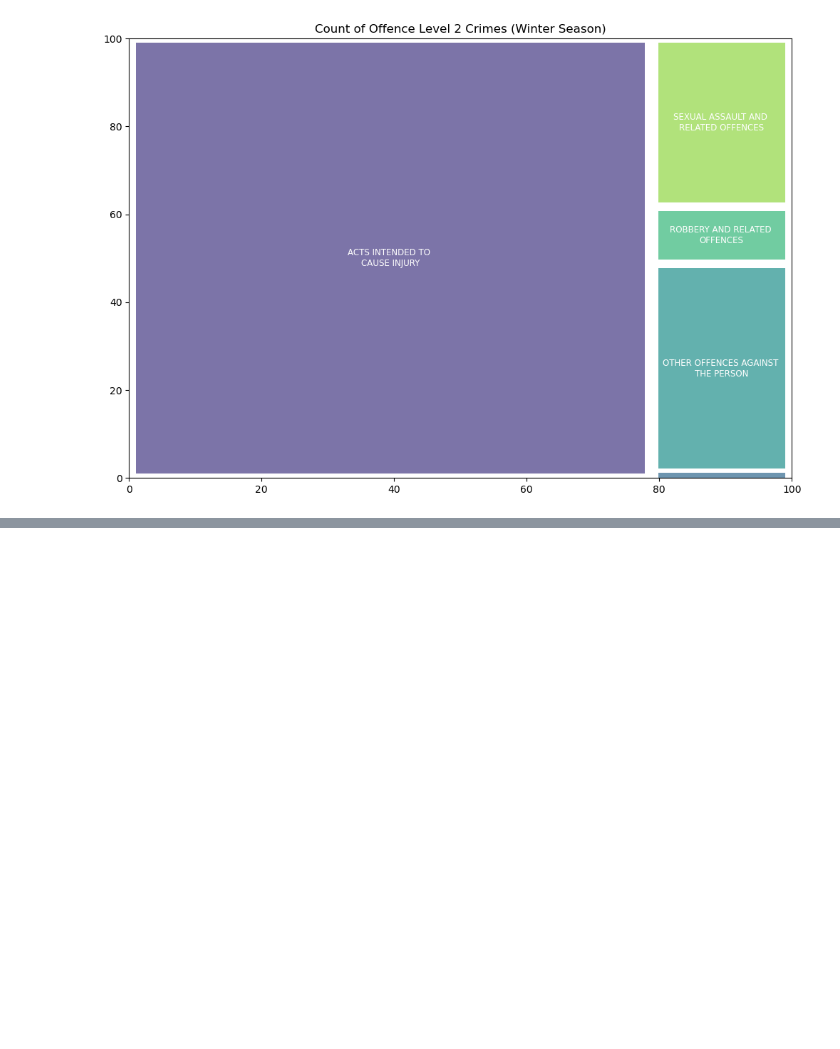
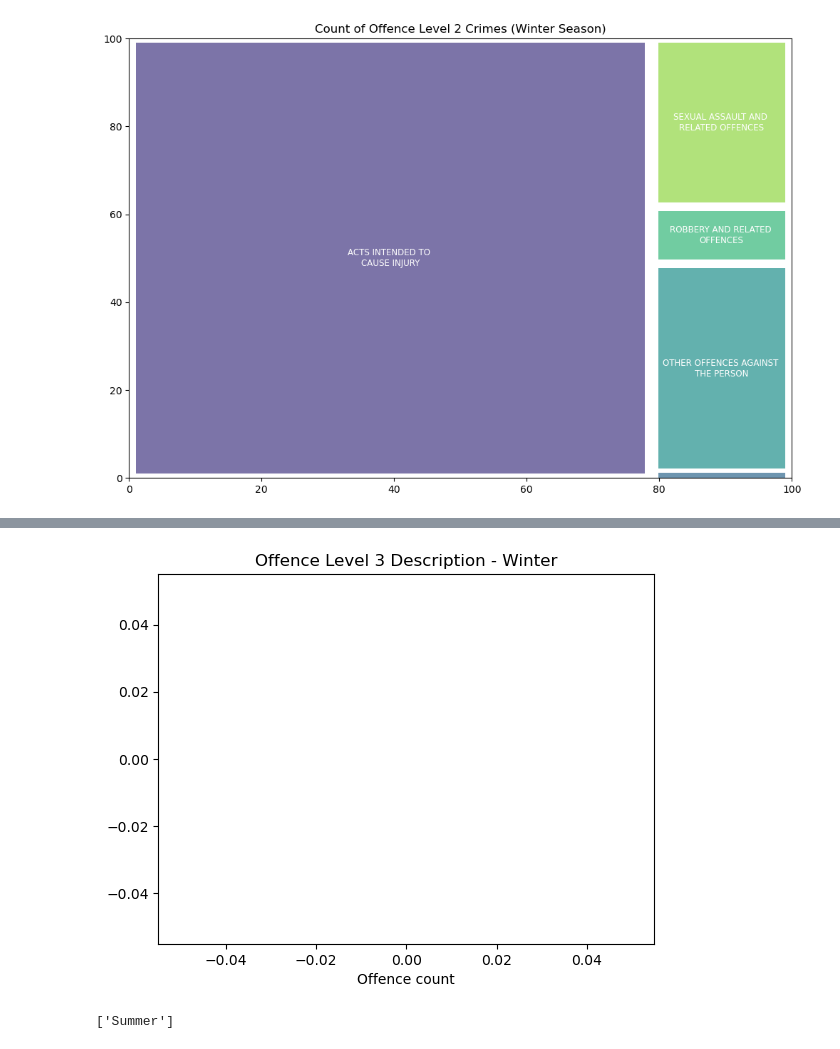
Before and after one commit to Evkn00/g1p1, a Jupyter notebook: nteakle-main.ipynb, the cells around one changed output, grey strips where cells are left out. Drawn from its saved outputs; the diff is of its cells as text; code cells hidden in the pictures; blank space fills up the shorter version.

```diff
--- a/nteakle-main.ipynb
+++ b/nteakle-main.ipynb
@@ -114,0 +129,17 @@ plt.show()
+# %%
+# Filter the data for the Winter season based on the 'Season' column
+winter_df = df[df['Season'] == 'Winter']
+
+# Group the data by 'Offence Level 3 Description' and sum the 'Offence count' column for each group
+offence_counts = winter_df.groupby('Offence Level 3 Description')['Offence count'].sum().sort_values(ascending=False)
+
+# Create a horizontal bar plot
+plt.barh(offence_counts.index, offence_counts.values)
+plt.xlabel('Offence count')
+plt.title('Offence Level 3 Description - Winter')
+plt.show()
+
+print(df['Season'].unique())
+# %% [output]
+[figure, added]
+['Summer']
```
Also changed, not shown: parts of 2 cells of this notebook, 1 other file.
